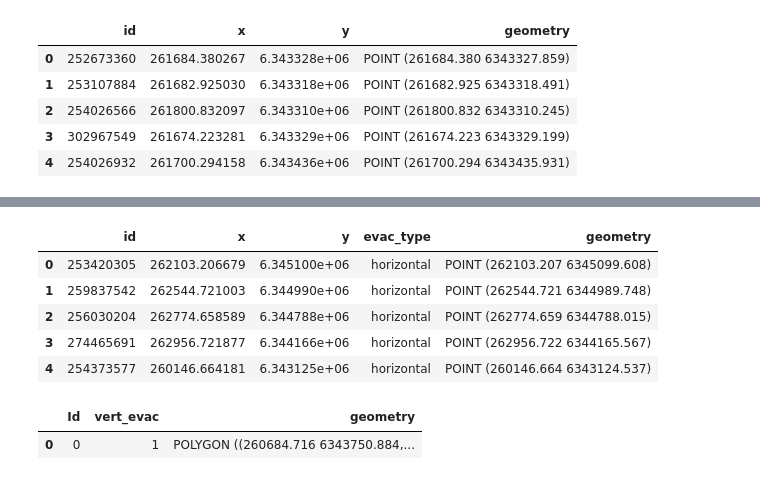
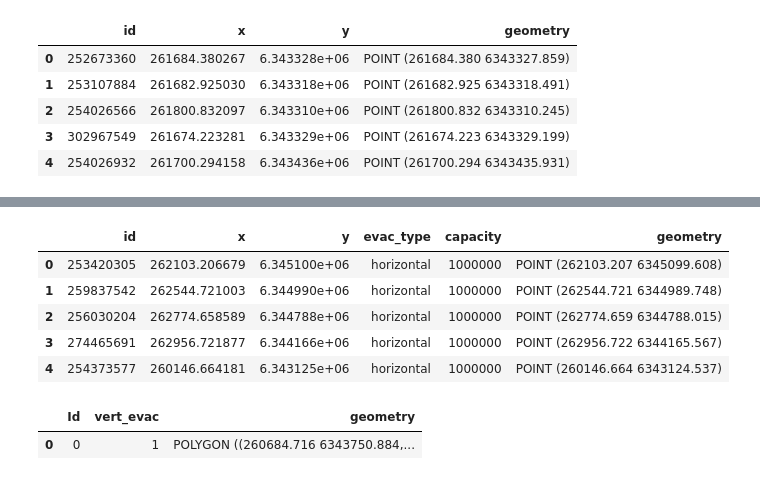
Before and after one commit to aoguedao/tsunami-vertical-evacuation, a Jupyter notebook: notebooks/preprocessing.ipynb, the cells around one changed output, grey strips where cells are left out. Cells and saved outputs as stored; diff of their text form; code cells hidden in the pictures.

Commit message:
fix capacity bug

```diff
--- a/notebooks/preprocessing.ipynb
+++ b/notebooks/preprocessing.ipynb
@@ -194,27 +194,27 @@ urban_network.head()
 # %%
 shelters_node = (
     pd.DataFrame(
         {
             "id": shelter_nodes_id,
             "evac_type": shelters_raw.loc[:, "evac_type"].values,
             "capacity": shelters_raw.loc[:, "capacity"].values
         }
     )
     .merge(urban_nodes, how="inner")
     .loc[
         :,
-        ["id", "x", "y", "evac_type", "geometry"]
+        ["id", "x", "y", "evac_type", "capacity", "geometry"]
     ]
     .pipe(lambda x: gpd.GeoDataFrame(x))
 )
 shelters_node.head()
 # %% [output]
-|  | id | x | y | evac_type | geometry |
-| 0 | 253420305 | 262103.206679 | 6.345100e+06 | horizontal | POINT (262103.207 6345099.608) |
-| 1 | 259837542 | 262544.721003 | 6.344990e+06 | horizontal | POINT (262544.721 6344989.748) |
-| 2 | 256030204 | 262774.658589 | 6.344788e+06 | horizontal | POINT (262774.659 6344788.015) |
-| 3 | 274465691 | 262956.721877 | 6.344166e+06 | horizontal | POINT (262956.722 6344165.567) |
-| 4 | 254373577 | 260146.664181 | 6.343125e+06 | horizontal | POINT (260146.664 6343124.537) |
+|  | id | x | y | evac_type | capacity | geometry |
+| 0 | 253420305 | 262103.206679 | 6.345100e+06 | horizontal | 1000000 | POINT (262103.207 6345099.608) |
+| 1 | 259837542 | 262544.721003 | 6.344990e+06 | horizontal | 1000000 | POINT (262544.721 6344989.748) |
+| 2 | 256030204 | 262774.658589 | 6.344788e+06 | horizontal | 1000000 | POINT (262774.659 6344788.015) |
+| 3 | 274465691 | 262956.721877 | 6.344166e+06 | horizontal | 1000000 | POINT (262956.722 6344165.567) |
+| 4 | 254373577 | 260146.664181 | 6.343125e+06 | horizontal | 1000000 | POINT (260146.664 6343124.537) |
 # %%
 if "vert_evac" not in vertical_evacuation_mask.columns:
     vertical_evacuation_mask = vertical_evacuation_mask.assign(vert_evac=True)
```
Also changed, not shown: 1 other file.
